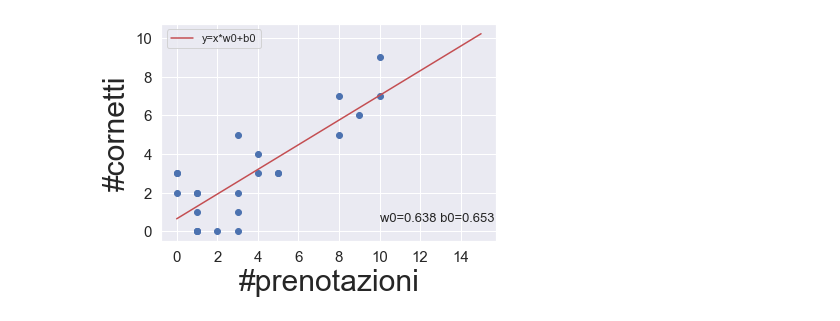
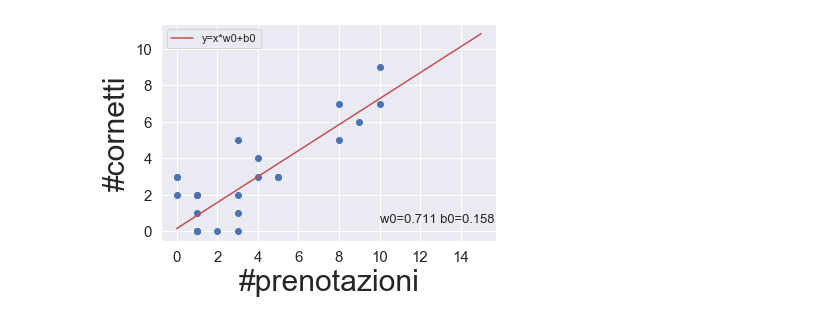
Before and after one commit to gtoto007/corso-machine-learning-aulab, a Jupyter notebook: 2day/02_ex/01_regression_linear_with_gradient_descent.ipynb, the cells around one changed output. Saved outputs shown, nothing was run; the diff lists cells and outputs as text; code cells hidden in the pictures.

```diff
--- a/2day/02_ex/01_regression_linear_with_gradient_descent.ipynb
+++ b/2day/02_ex/01_regression_linear_with_gradient_descent.ipynb
@@ -20,21 +20,25 @@ def gradient(X, Y, w, b):
 
 
 def training(X,Y,iteration,learning_rate):
-    w=0,b=0
+    w,b=0,0
     for i in range(iteration):
         current_loss = loss(X,Y,w,b)
         w_gradient,b_gradient=gradient(X,Y,w,b)
+        print(f"\niterazione: {i+1}")
+        print(f"w0: {w} b0: {b:}")
+        print(f"loss:{current_loss}")
+        print(f"w_grad: {w_gradient} b_grad:{b_gradient} ")
         w-=w_gradient*learning_rate
         b-=b_gradient*learning_rate
     return w,b
 
 # carico il training set
-X,Y = np.loadtxt("../cornetti.txt",skiprows=1,unpack=True)
+X,Y = np.loadtxt("training_set_cornetti.txt",skiprows=1,unpack=True)
 
 # avvio il training
-w0,b0= training(X,Y,10000,0.01)
+w0,b0 = training(X,Y,100,0.001)
 print(f"\nRISULTATO DEL TRAINING:")
-print(f"w0:{w0:2.3} + b0:{b0:2.3}")
+print(f"w0:{w0} + b0:{b0}")
 
 # disegno il training set
 #plt.figure(figsize=(10,10))
@@ -72 +76 @@ ite
-[figure, old version]
+[figure, new version]
```
Also changed, not shown: parts of 1 cell of this notebook, 1 other file.
